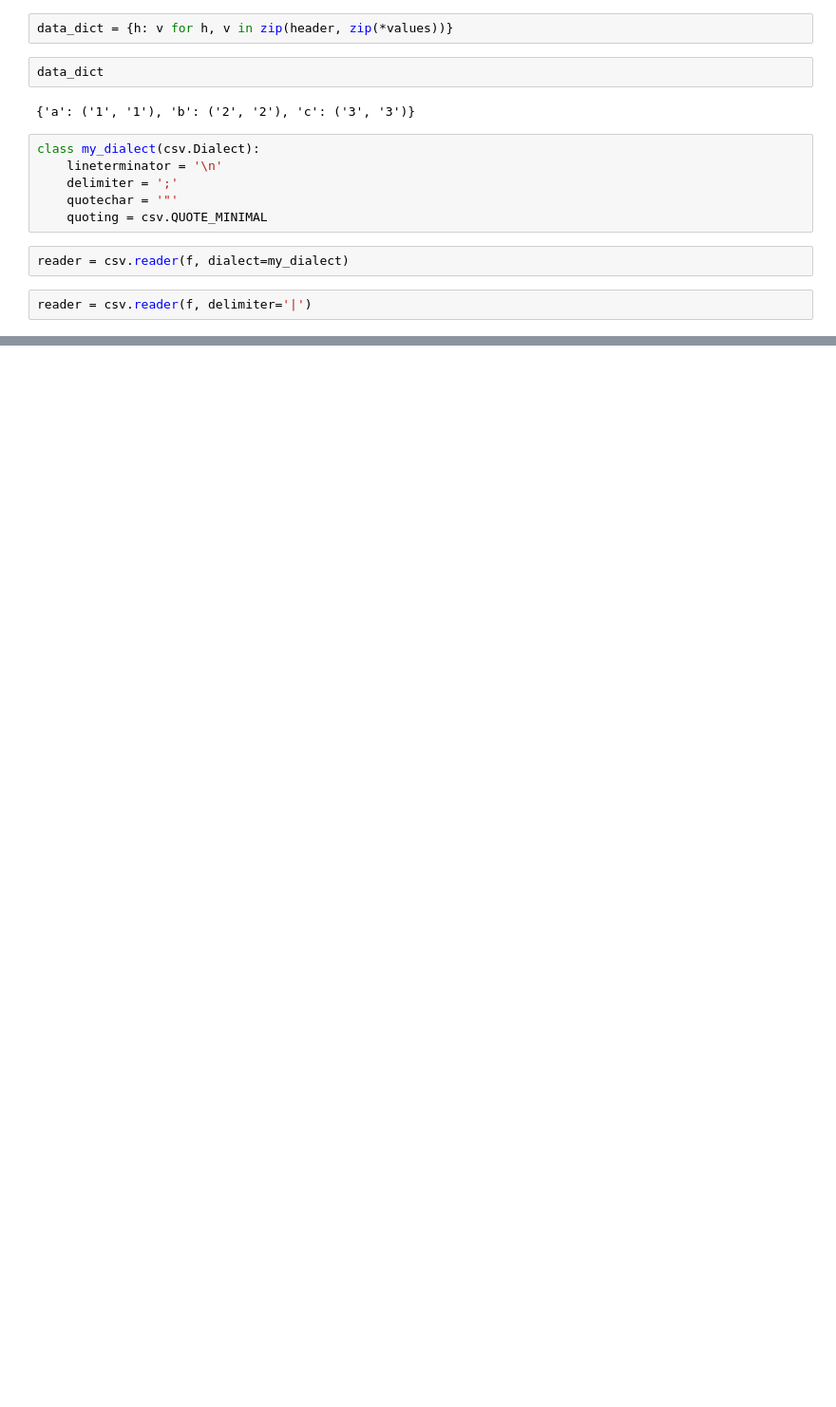
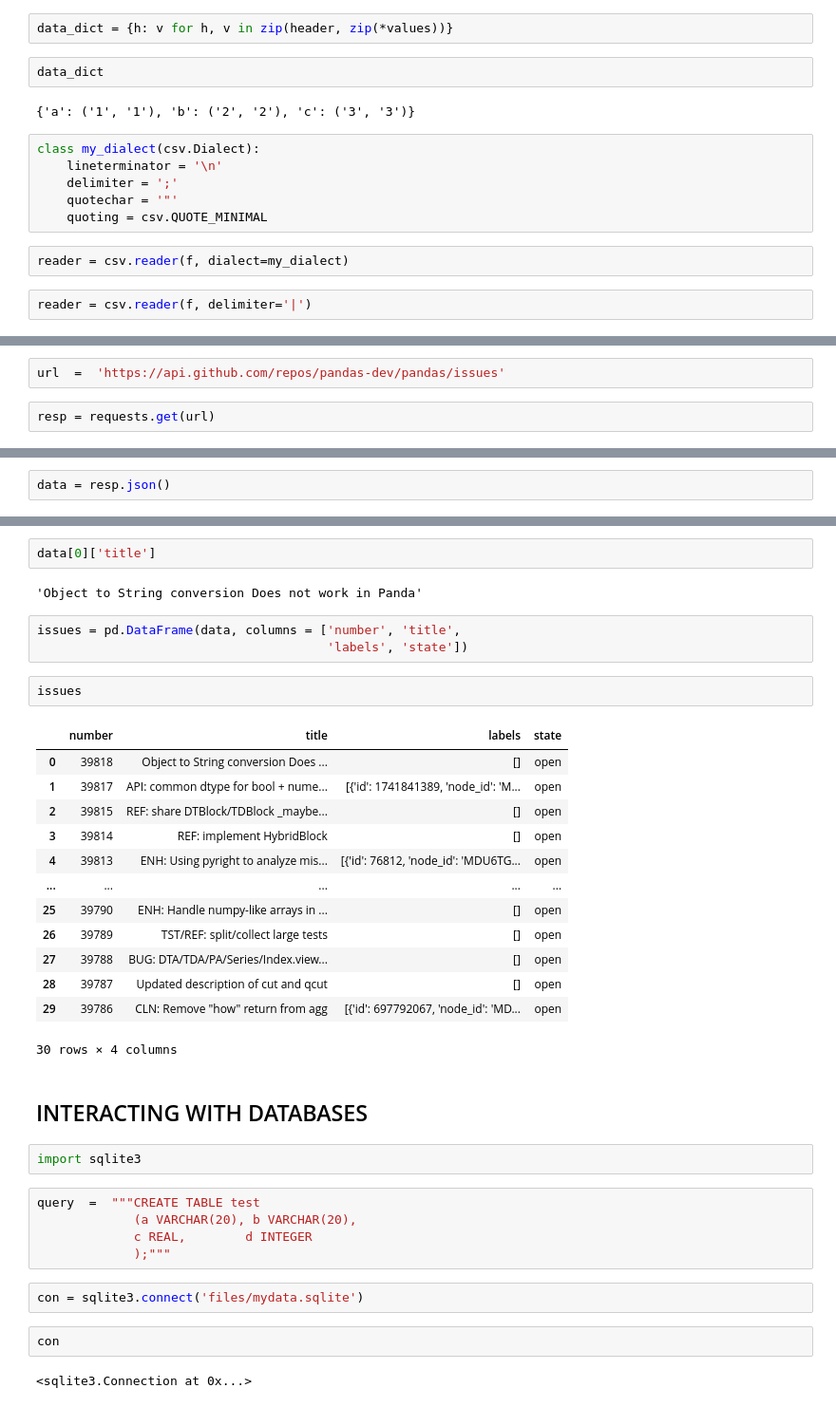
Before and after one commit to ferreiramr/livroPythonForDataAnalysis_WesMcKinney, a Jupyter notebook: chapter06_DataLoadingStorageAndFileFormats.ipynb, the cells around one changed output, grey strips where cells are left out. Shown: that part at 95% size. Saved outputs shown, nothing was run; the diff lists cells and outputs as text; blank space fills up the shorter version.

```diff
--- a/chapter06_DataLoadingStorageAndFileFormats.ipynb
+++ b/chapter06_DataLoadingStorageAndFileFormats.ipynb
@@ -307,0 +401,4 @@ reader = csv.reader(f, delimiter='|')
+# %%
+url  =  'https://api.github.com/repos/pandas-dev/pandas/issues'
+# %%
+resp = requests.get(url)
@@ -307,0 +409,2 @@ reader = csv.reader(f, delimiter='|')
+# %%
+data = resp.json()
@@ -307,0 +431,38 @@ reader = csv.reader(f, delimiter='|')
+# %%
+data[0]['title']
+# %% [output]
+'Object to String conversion Does not work in Panda'
+# %%
+issues = pd.DataFrame(data, columns = ['number', 'title',
+                                       'labels', 'state'])
+# %%
+issues
+# %% [output]
+|  | number | title | labels | state |
+| 0 | 39818 | Object to String conversion Does ... | [] | open |
+| 1 | 39817 | API: common dtype for bool + nume... | [{'id': 1741841389, 'node_id': 'M... | open |
+| 2 | 39815 | REF: share DTBlock/TDBlock _maybe... | [] | open |
+| 3 | 39814 | REF: implement HybridBlock | [] | open |
+| 4 | 39813 | ENH: Using pyright to analyze mis... | [{'id': 76812, 'node_id': 'MDU6TG... | open |
+| ... | ... | ... | ... | ... |
+| 25 | 39790 | ENH: Handle numpy-like arrays in ... | [] | open |
+| 26 | 39789 | TST/REF: split/collect large tests | [] | open |
+| 27 | 39788 | BUG: DTA/TDA/PA/Series/Index.view... | [] | open |
+| 28 | 39787 | Updated description of cut and qcut | [] | open |
+| 29 | 39786 | CLN: Remove "how" return from agg | [{'id': 697792067, 'node_id': 'MD... | open |
+30 rows × 4 columns
+# %% [markdown]
+## INTERACTING WITH DATABASES
+# %%
+import sqlite3
+# %%
+query  =  """CREATE TABLE test
+             (a VARCHAR(20), b VARCHAR(20),
+             c REAL,        d INTEGER
+             );"""
+# %%
+con = sqlite3.connect('files/mydata.sqlite')
+# %%
+con
+# %% [output]
+<sqlite3.Connection at 0x...>
```
Also changed, not shown: parts of 45 cells of this notebook, 3 other files.
